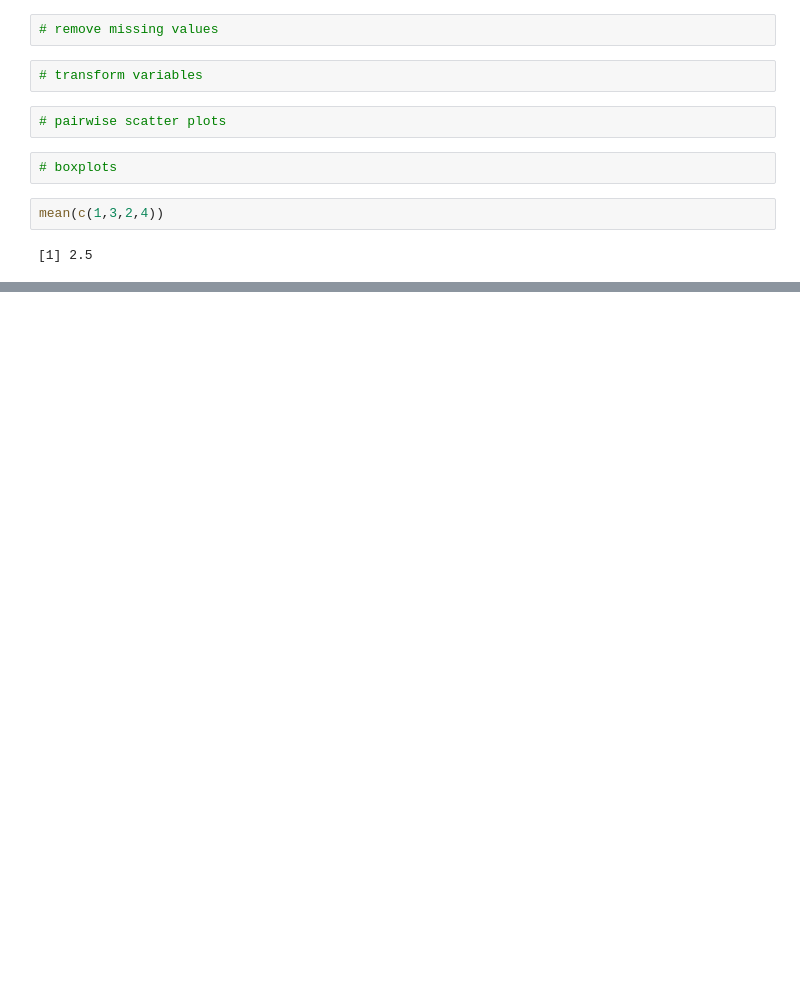
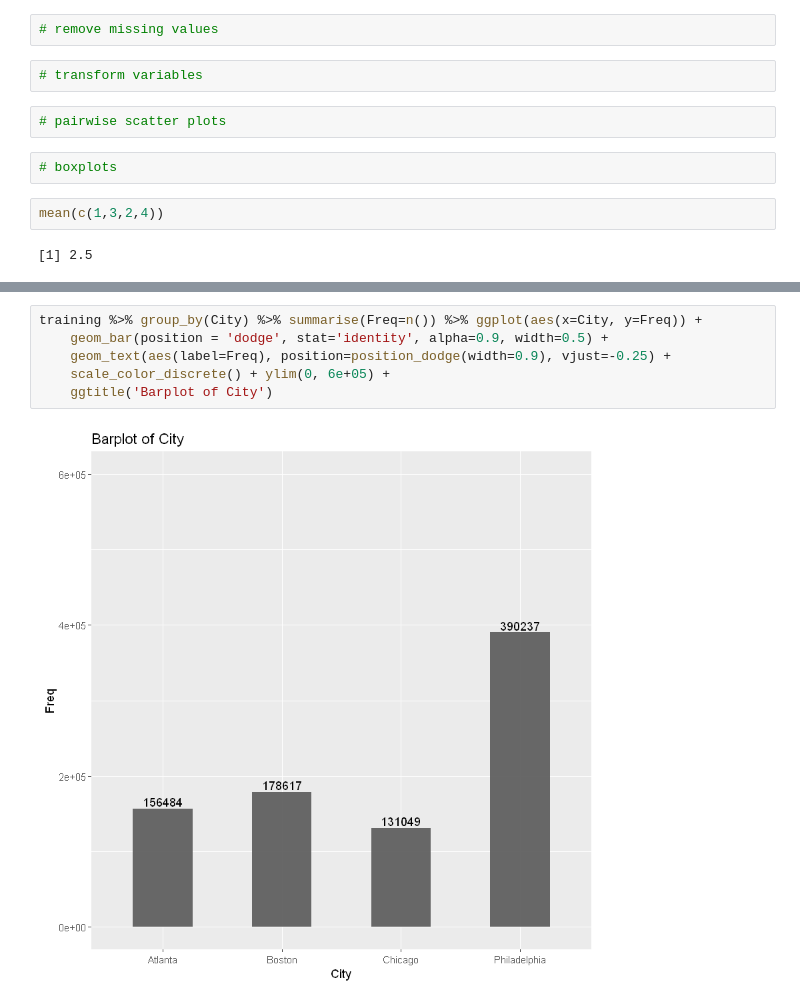
Before and after one commit to Haximilian/statistics447b, a Jupyter notebook: Statistics 447b Project - Adel.ipynb, the cells around one changed output, grey strips where cells are left out. Saved outputs shown, nothing was run; the diff lists cells and outputs as text; blank space fills up the shorter version.

```diff
--- a/Statistics 447b Project - Adel.ipynb
+++ b/Statistics 447b Project - Adel.ipynb
@@ -20,0 +133,8 @@ ERROR: Error in file(file, "rt"): cannot open the connection
+# %%
+training %>% group_by(City) %>% summarise(Freq=n()) %>% ggplot(aes(x=City, y=Freq)) +
+    geom_bar(position = 'dodge', stat='identity', alpha=0.9, width=0.5) +
+    geom_text(aes(label=Freq), position=position_dodge(width=0.9), vjust=-0.25) +
+    scale_color_discrete() + ylim(0, 6e+05) +
+    ggtitle('Barplot of City')
+# %% [output]
+[figure, added]
```
Also changed, not shown: parts of 36 cells of this notebook.
